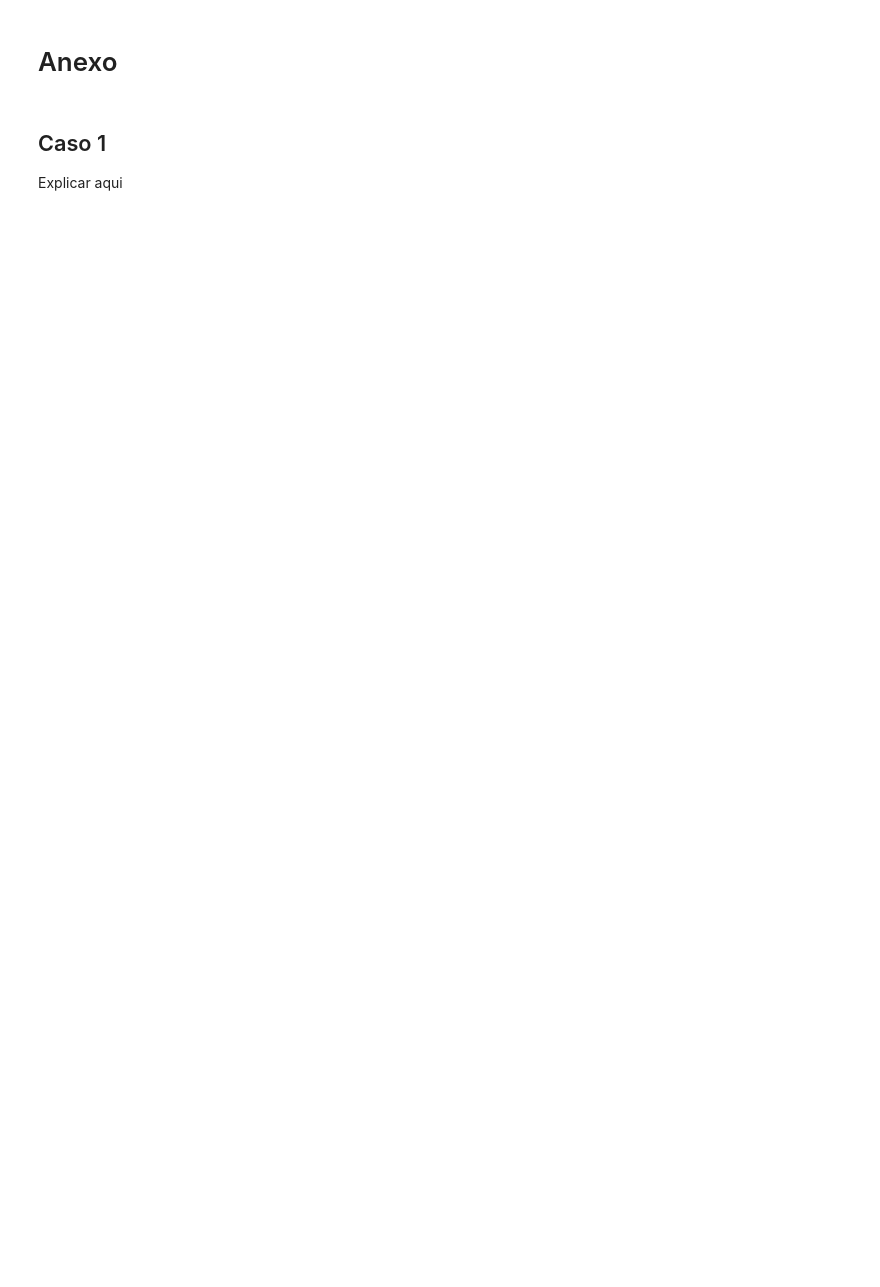
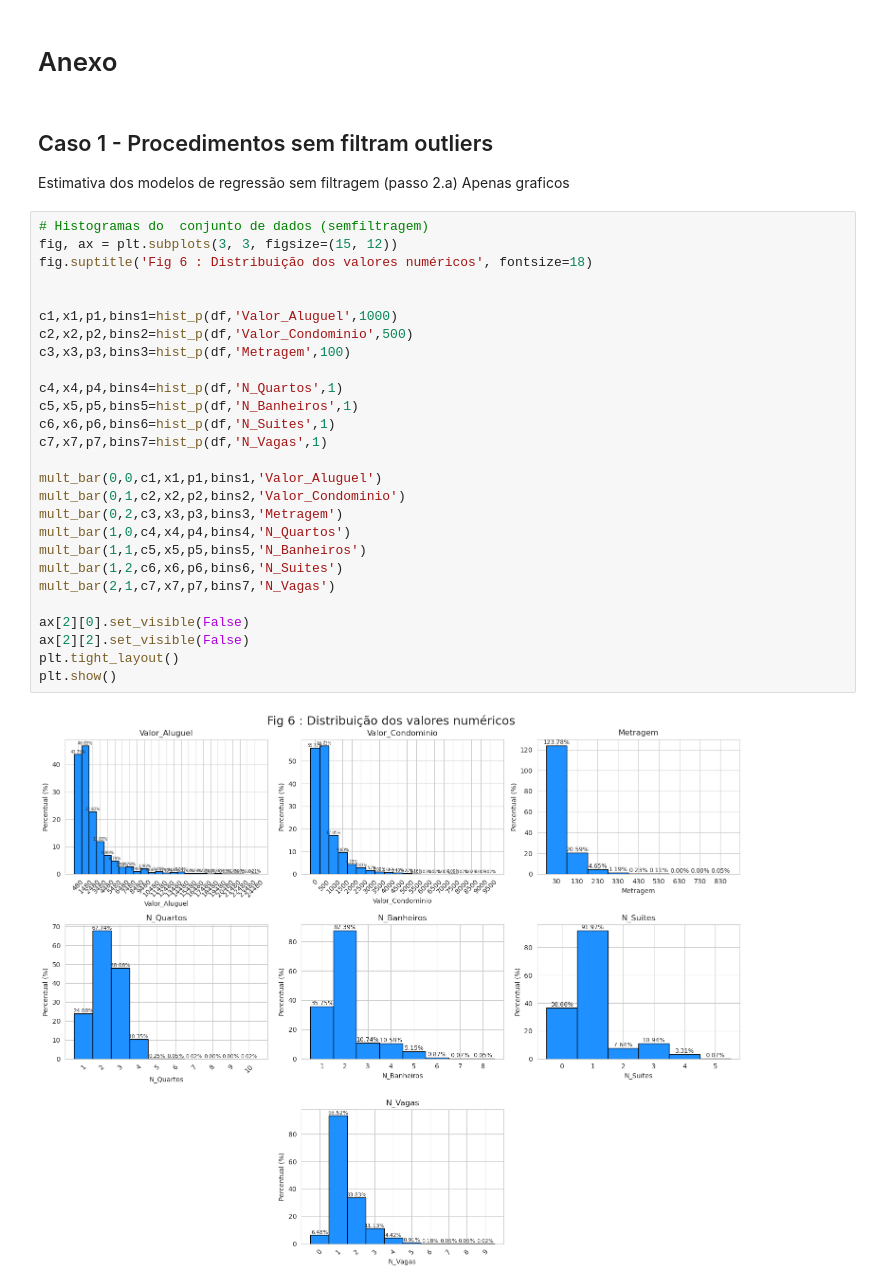
Before and after one commit to albertoakel/EBAC, a Jupyter notebook: notebook/Atividade_modulo18_Regressão_linear_Albertoakel.ipynb, the cells around one changed output. Saved outputs shown, nothing was run; the diff lists cells and outputs as text; blank space fills up the shorter version.

```diff
--- a/notebook/Atividade_modulo18_Regressão_linear_Albertoakel.ipynb
+++ b/notebook/Atividade_modulo18_Regressão_linear_Albertoakel.ipynb
@@ -653,5 +684,35 @@ Estes dois pontos podem ajudar a elucidar e entendimento dos dados e fornecer um
 # %% [markdown]
 # Anexo
-# %% [markdown]
-## Caso 1
-Explicar aqui
+# %% [markdown]
+## Caso 1 - Procedimentos sem filtram outliers
+Estimativa dos modelos de regressão sem filtragem (passo 2.a)
+Apenas graficos
+# %%
+# Histogramas do  conjunto de dados (semfiltragem)
+fig, ax = plt.subplots(3, 3, figsize=(15, 12))
+fig.suptitle('Fig 6 : Distribuição dos valores numéricos', fontsize=18)
+
+
+c1,x1,p1,bins1=hist_p(df,'Valor_Aluguel',1000)
+c2,x2,p2,bins2=hist_p(df,'Valor_Condominio',500)
+c3,x3,p3,bins3=hist_p(df,'Metragem',100)
+
+c4,x4,p4,bins4=hist_p(df,'N_Quartos',1)
+c5,x5,p5,bins5=hist_p(df,'N_Banheiros',1)
+c6,x6,p6,bins6=hist_p(df,'N_Suites',1)
+c7,x7,p7,bins7=hist_p(df,'N_Vagas',1)
+
+mult_bar(0,0,c1,x1,p1,bins1,'Valor_Aluguel')
+mult_bar(0,1,c2,x2,p2,bins2,'Valor_Condominio')
+mult_bar(0,2,c3,x3,p3,bins3,'Metragem')
+mult_bar(1,0,c4,x4,p4,bins4,'N_Quartos')
+mult_bar(1,1,c5,x5,p5,bins5,'N_Banheiros')
+mult_bar(1,2,c6,x6,p6,bins6,'N_Suites')
+mult_bar(2,1,c7,x7,p7,bins7,'N_Vagas')
+
+ax[2][0].set_visible(False)
+ax[2][2].set_visible(False)
+plt.tight_layout()
+plt.show()
+# %% [output]
+[figure, added]
```
Also changed, not shown: parts of 23 cells of this notebook.
